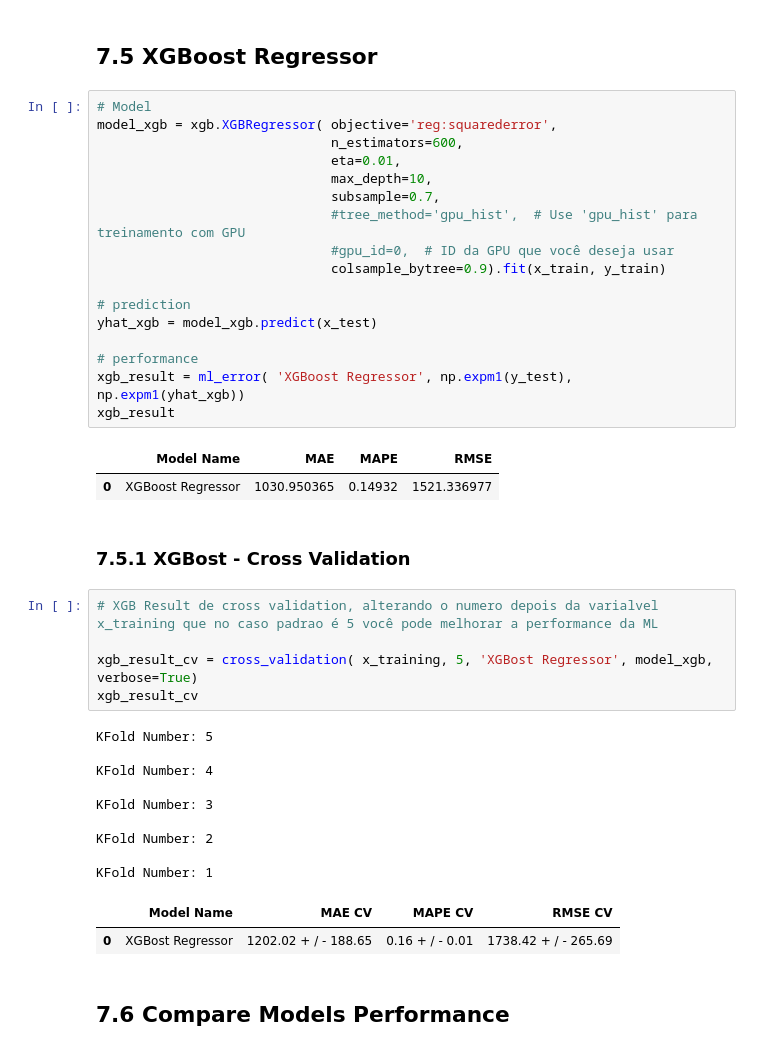
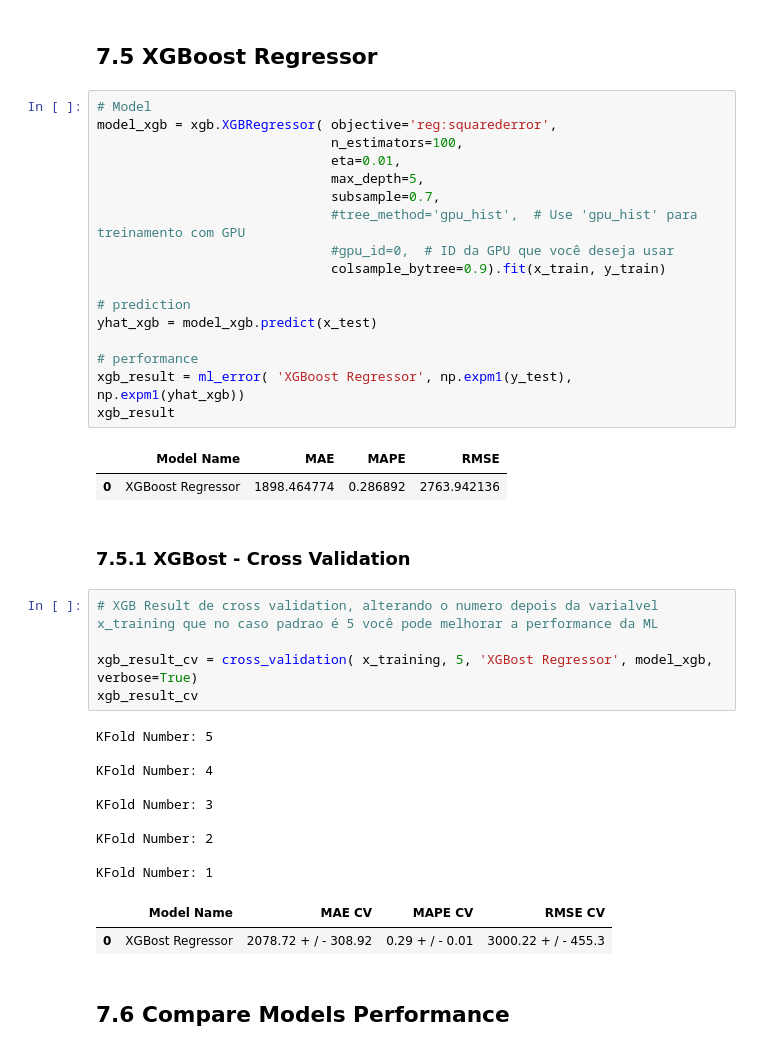
Before and after one commit to jcmazoni/rossmann, a Jupyter notebook: DS_aula1.ipynb, the cells around one changed output. Cells and saved outputs as stored; diff of their text form.

```diff
--- a/DS_aula1.ipynb
+++ b/DS_aula1.ipynb
@@ -1506,23 +1513,23 @@ KFold Number: 1
 # %%
 # Model
 model_xgb = xgb.XGBRegressor( objective='reg:squarederror',
-                              n_estimators=600,
+                              n_estimators=100,
                               eta=0.01,
-                              max_depth=10,
+                              max_depth=5,
                               subsample=0.7,
                               #tree_method='gpu_hist',  # Use 'gpu_hist' para treinamento com GPU
                               #gpu_id=0,  # ID da GPU que você deseja usar
                               colsample_bytree=0.9).fit(x_train, y_train)
 
 # prediction
 yhat_xgb = model_xgb.predict(x_test)
 
 # performance
 xgb_result = ml_error( 'XGBoost Regressor', np.expm1(y_test), np.expm1(yhat_xgb))
 xgb_result
 # %% [output]
 |  | Model Name | MAE | MAPE | RMSE |
-| 0 | XGBoost Regressor | 1030.950365 | 0.14932 | 1521.336977 |
+| 0 | XGBoost Regressor | 1898.464774 | 0.286892 | 2763.942136 |
 # %% [markdown]
 ### 7.5.1 XGBost - Cross Validation
 # %%
@@ -1541,7 +1548,7 @@ KFold Number: 2
 
 KFold Number: 1
 |  | Model Name | MAE CV | MAPE CV | RMSE CV |
-| 0 | XGBost Regressor | 1202.02 + / - 188.65 | 0.16 + / - 0.01 | 1738.42 + / - 265.69 |
+| 0 | XGBost Regressor | 2078.72 + / - 308.92 | 0.29 + / - 0.01 | 3000.22 + / - 455.3 |
 # %% [markdown]
 ## 7.6 Compare Models Performance
 # %% [markdown]
```
Also changed, not shown: parts of 17 cells of this notebook.
